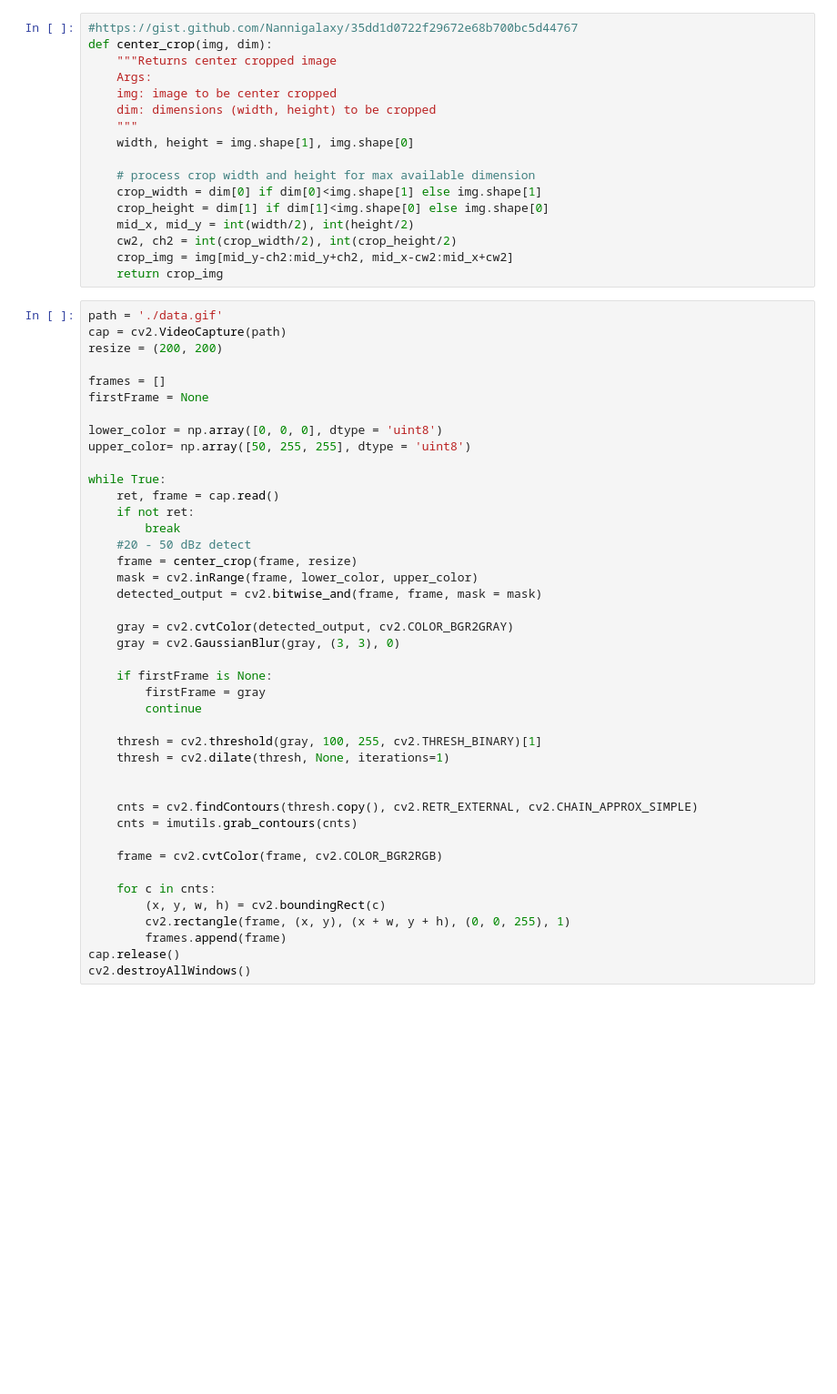
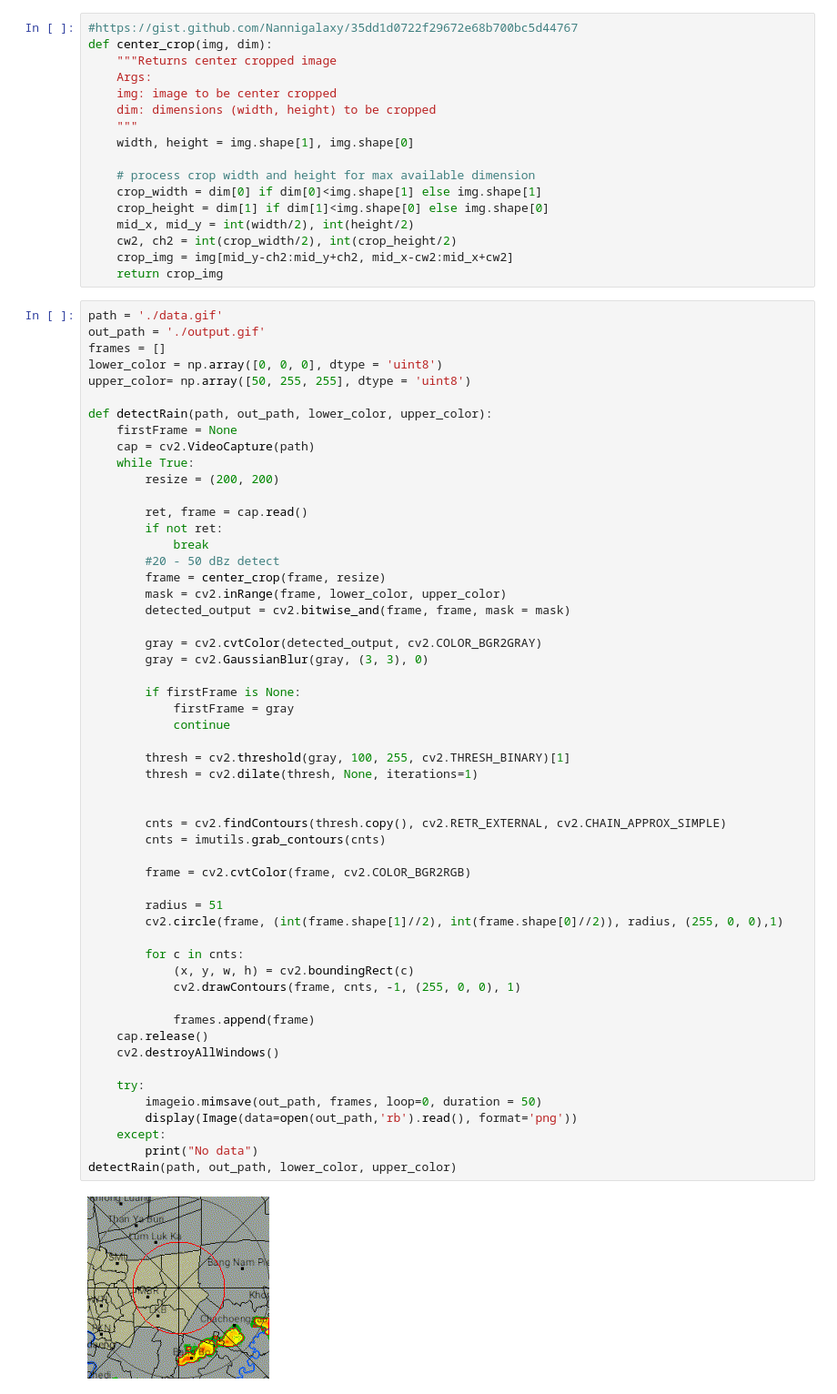
Before and after one commit to marshmeowllo/LKBrain, a Jupyter notebook: main.ipynb, the cells around one changed output. Shown at 91% size. Saved outputs shown, nothing was run; the diff lists cells and outputs as text; blank space fills up the shorter version.

```diff
--- a/main.ipynb
+++ b/main.ipynb
@@ -28,43 +28,57 @@ def center_crop(img, dim):
 	return crop_img
 # %%
 path = './data.gif'
-cap = cv2.VideoCapture(path)
-resize = (200, 200)
-
+out_path = './output.gif'
 frames = []
-firstFrame = None
-
 lower_color = np.array([0, 0, 0], dtype = 'uint8')
 upper_color= np.array([50, 255, 255], dtype = 'uint8')
 
-while True:
-    ret, frame = cap.read()
-    if not ret:
-        break
-    #20 - 50 dBz detect
-    frame = center_crop(frame, resize)
-    mask = cv2.inRange(frame, lower_color, upper_color)
-    detected_output = cv2.bitwise_and(frame, frame, mask = mask)
+def detectRain(path, out_path, lower_color, upper_color):
+    firstFrame = None
+    cap = cv2.VideoCapture(path)
+    while True:
+        resize = (200, 200)
 
-    gray = cv2.cvtColor(detected_output, cv2.COLOR_BGR2GRAY)
-    gray = cv2.GaussianBlur(gray, (3, 3), 0)
+        ret, frame = cap.read()
+        if not ret:
+            break
+        #20 - 50 dBz detect
+        frame = center_crop(frame, resize)
+        mask = cv2.inRange(frame, lower_color, upper_color)
+        detected_output = cv2.bitwise_and(frame, frame, mask = mask)
 
-    if firstFrame is None:
-        firstFrame = gray
-        continue
+        gray = cv2.cvtColor(detected_output, cv2.COLOR_BGR2GRAY)
+        gray = cv2.GaussianBlur(gray, (3, 3), 0)
 
-    thresh = cv2.threshold(gray, 100, 255, cv2.THRESH_BINARY)[1]
-    thresh = cv2.dilate(thresh, None, iterations=1)
+        if firstFrame is None:
+            firstFrame = gray
+            continue
+
+        thresh = cv2.threshold(gray, 100, 255, cv2.THRESH_BINARY)[1]
+        thresh = cv2.dilate(thresh, None, iterations=1)
 
 
-    cnts = cv2.findContours(thresh.copy(), cv2.RETR_EXTERNAL, cv2.CHAIN_APPROX_SIMPLE)
-    cnts = imutils.grab_contours(cnts)
+        cnts = cv2.findContours(thresh.copy(), cv2.RETR_EXTERNAL, cv2.CHAIN_APPROX_SIMPLE)
+        cnts = imutils.grab_contours(cnts)
 
-    frame = cv2.cvtColor(frame, cv2.COLOR_BGR2RGB)
+        frame = cv2.cvtColor(frame, cv2.COLOR_BGR2RGB)
 
-    for c in cnts:
-        (x, y, w, h) = cv2.boundingRect(c)
-        cv2.rectangle(frame, (x, y), (x + w, y + h), (0, 0, 255), 1)
-        frames.append(frame)
-cap.release()
-cv2.destroyAllWindows()
+        radius = 51
+        cv2.circle(frame, (int(frame.shape[1]//2), int(frame.shape[0]//2)), radius, (255, 0, 0),1)
+
+        for c in cnts:
+            (x, y, w, h) = cv2.boundingRect(c)
+            cv2.drawContours(frame, cnts, -1, (255, 0, 0), 1)
+
+            frames.append(frame)
+    cap.release()
+    cv2.destroyAllWindows()
+
+    try:
+        imageio.mimsave(out_path, frames, loop=0, duration = 50)
+        display(Image(data=open(out_path,'rb').read(), format='png'))
+    except:
+        print("No data")
+detectRain(path, out_path, lower_color, upper_color)
+# %% [output]
+[figure, added]
```
Also changed, not shown: parts of 2 cells of this notebook.
